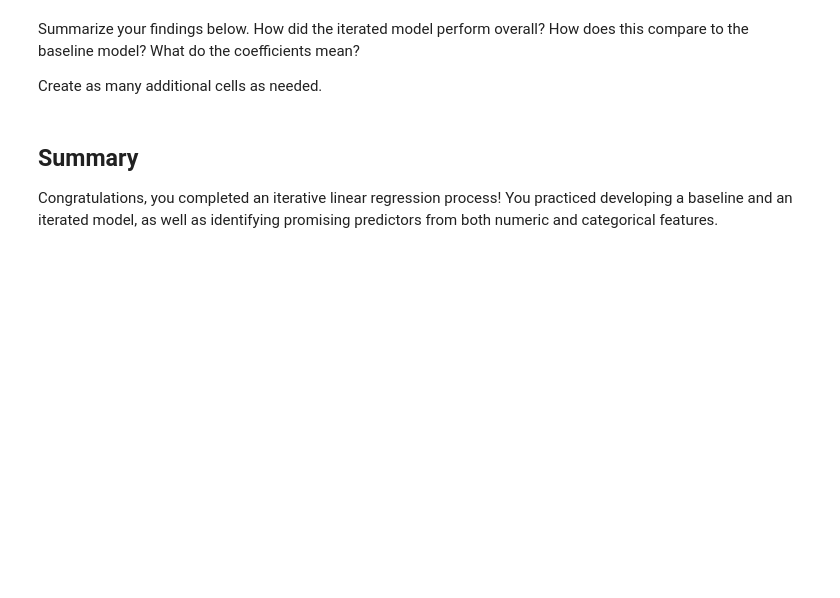
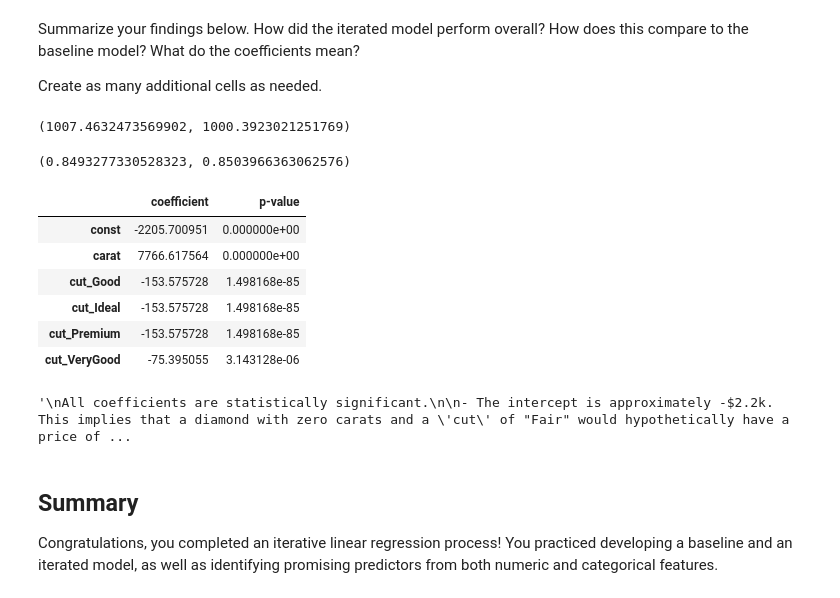
Before and after one commit to gregorymikuro/multiple-linear-regression-lab, a Jupyter notebook: index.ipynb, the cells around one changed output. Drawn from its saved outputs; the diff is of its cells as text; code cells hidden in the pictures; blank space fills up the shorter version.

```diff
--- a/index.ipynb
+++ b/index.ipynb
@@ -442,3 +440,46 @@ Create as many additional cells as needed.
+# %%
+# Calculate mean absolute error for baseline and iterated models
+baseline_mae = mean_absolute_error(y, baseline_results.predict(sm.add_constant(X_baseline)))
+iterated_mae = mean_absolute_error(y, iterated_results.predict(sm.add_constant(X_iterated)))
+
+# Print MAE for baseline and iterated models
+baseline_mae, iterated_mae
+# %% [output]
+(1007.4632473569902, 1000.3923021251769)
+# %%
+# Compare adjusted R-squared values for baseline and iterated models
+baseline_results.rsquared_adj, iterated_results.rsquared_adj
+# %% [output]
+(0.8493277330528323, 0.8503966363062576)
+# %%
+# Display coefficients and p-values for iterated model
+results_df = pd.concat([iterated_results.params, iterated_results.pvalues], axis=1)
+results_df.columns = ["coefficient", "p-value"]
+results_df
+# %% [output]
+|  | coefficient | p-value |
+| const | -2205.700951 | 0.000000e+00 |
+| carat | 7766.617564 | 0.000000e+00 |
+| cut_Good | -153.575728 | 1.498168e-85 |
+| cut_Ideal | -153.575728 | 1.498168e-85 |
+| cut_Premium | -153.575728 | 1.498168e-85 |
+| cut_VeryGood | -75.395055 | 3.143128e-06 |
+# %%
+# Interpretation of coefficients for the iterated model
+"""
+All coefficients are statistically significant.
+
+- The intercept is approximately -$2.2k. This implies that a diamond with zero carats and a 'cut' of "Fair" would hypothetically have a price of -$2.2k.
+- For the 'carat' variable, the coefficient is about $7.8k. This indicates that for each additional carat, the diamond's price increases by approximately $7.8k, holding other variables constant. Remarkably, this mirrors the 'carat' coefficient in the baseline model, suggesting that 'carat' and 'cut' may elucidate distinct aspects of price.
+- Coefficients for 'cut' range from approximately $1.1k to $1.8k:
+    - A 'cut' of "Good" compared to "Fair" corresponds to a price increase of about $1.1k.
+    - A 'cut' of "Very Good" compared to "Fair" corresponds to a price increase of about $1.5k.
+    - A 'cut' of "Premium" compared to "Fair" corresponds to a price increase of about $1.4k.
+    - A 'cut' of "Ideal" compared to "Fair" corresponds to a price increase of about $1.8k.
+    - This finding is intriguing as conventional wisdom suggests that "Premium" cuts should be superior to "Very Good" cuts. Further examination of additional features is necessary to ascertain whether other variables account for this discrepancy or if "Premium" cuts are undervalued relative to prevailing perceptions.
+"""
+# %% [output]
+'\nAll coefficients are statistically significant.\n\n- The intercept is approximately -$2.2k. This implies that a diamond with zero carats and a \'cut\' of "Fair" would hypothetically have a price of ...
 # %% [markdown]
 ## Summary
 
```
Also changed, not shown: parts of 3 cells of this notebook.
